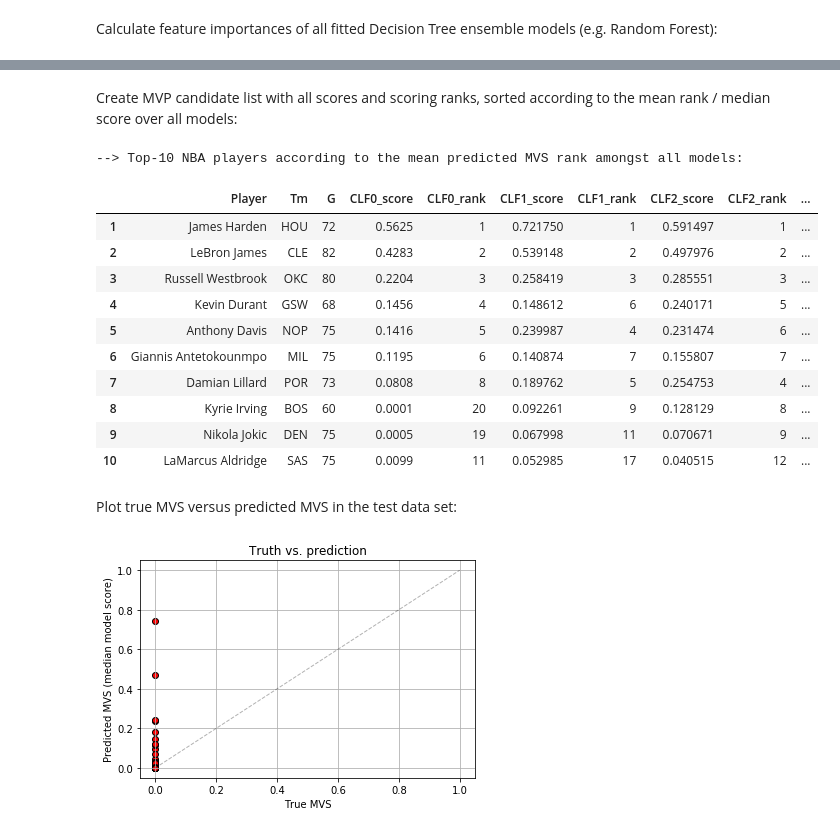
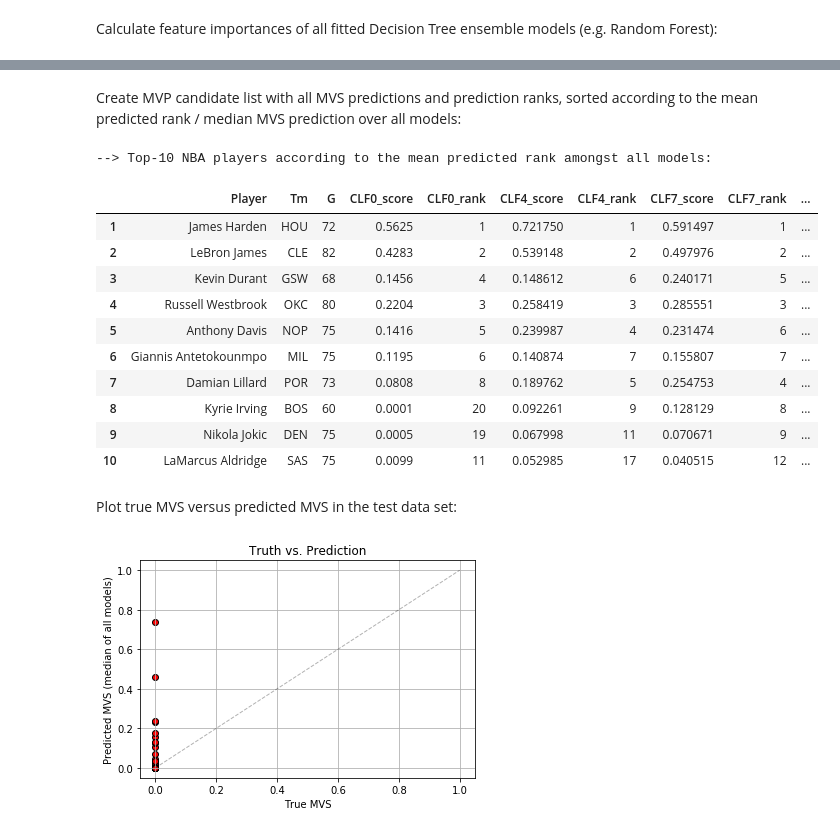
Before and after one commit to gmalim/NBA_analysis, a Jupyter notebook: NBA_MVP.ipynb, the cells around one changed output, grey strips where cells are left out. Cells and saved outputs as stored; diff of their text form; code cells hidden in the pictures.

```diff
--- a/NBA_MVP.ipynb
+++ b/NBA_MVP.ipynb
@@ -672,3 +675,5 @@ rejected_models = []
+# %%
+rejected_models = [1,2,3,5,6,8,9]
 # %% [markdown]
 ## Model training and predictions
 
@@ -719,7 +761,7 @@ for model in models:
 # %% [markdown]
 Calculate feature importances of all fitted Decision Tree ensemble models (e.g. Random Forest):
 # %%
-df_importances = pd.DataFrame(columns=modelnames, index=feature_names)
+df_importances = pd.DataFrame(columns=model_names, index=feature_names)
 
 for model in models:
 
@@ -841,5 +888,5 @@ for imodel, model in enumerate(models):
 # %% [markdown]
-Create MVP candidate list with all scores and scoring ranks, sorted according to the mean rank / median score over all models:
+Create MVP candidate list with all MVS predictions and prediction ranks, sorted according to the mean predicted rank / median MVS prediction over all models:
 # %%
 score_column_names = []
 rank_column_names  = []
@@ -860,26 +907,18 @@ all_column_names.extend(both_column_names)
 
 df_mvp = df_test.filter(all_column_names, axis=1)
 
-'''
-# Scale all score-ranks between 1 and n_players_test:
+# Calculate median predicted MVS and mean prediction rank of all non-rejected models:
 
-scaler = MinMaxScaler(feature_range=(1,n_players_test))
+df_test['Median predicted MVS'] = df_mvp[score_column_names].median(axis=1)
+df_test['Mean predicted rank' ]   = df_mvp[rank_column_names ].mean  (axis=1)
 
-df_mvp[rank_column_names] = scaler.fit_transform(df_mvp[rank_column_names])
-'''
-
-# Calculate median R2 score and mean scoring rank of all non-rejected models:
-
-df_test['Median model score'] = df_mvp[score_column_names].median(axis=1)
-df_test['Mean model rank' ]   = df_mvp[rank_column_names ].mean  (axis=1)
-
-df_mvp['Median model score'] = df_mvp[score_column_names].median(axis=1)
-df_mvp['Mean model rank' ]   = df_mvp[rank_column_names ].mean  (axis=1)
+df_mvp['Median predicted MVS'] = df_mvp[score_column_names].median(axis=1)
+df_mvp['Mean predicted rank' ]   = df_mvp[rank_column_names ].mean  (axis=1)
 
 df_mvp['MVS'] = df_test['MVS']
 
-#df_mvp = df_mvp.sort_values('Median model score', ascending=False)
-df_mvp = df_mvp.sort_values('Mean model rank',  ascending=True)
+#df_mvp = df_mvp.sort_values('Median predicted MVS', ascending=False)
+df_mvp = df_mvp.sort_values('Mean predicted rank',  ascending=True)
 
 df_mvp = df_mvp.reset_index(drop=True)
 
@@ -887,18 +926,18 @@ df_mvp.index = np.arange(1, len(df_mvp) + 1)
 
 print_limit = 10
 
-print("--> Top-{} NBA players according to the mean predicted MVS rank amongst all models:".format(print_limit))
-#print("--> Top-{} NBA players according to the median predicted MVS score amongst all models:".format(print_limit))
+print("--> Top-{} NBA players according to the mean predicted rank amongst all models:".format(print_limit))
+#print("--> Top-{} NBA players according to the median predicted MVS amongst all models:".format(print_limit))
 print("")
 
 display(HTML(df_mvp[:print_limit].to_html()))
 # %% [output]
---> Top-10 NBA players according to the mean predicted MVS rank amongst all models:
+--> Top-10 NBA players according to the mean predicted rank amongst all models:
-|  | Player | Tm | G | CLF0_score | CLF0_rank | CLF1_score | CLF1_rank | CLF2_score | CLF2_rank | ... |
+|  | Player | Tm | G | CLF0_score | CLF0_rank | CLF4_score | CLF4_rank | CLF7_score | CLF7_rank | ... |
 | 1 | James Harden | HOU | 72 | 0.5625 | 1 | 0.721750 | 1 | 0.591497 | 1 | ... |
 | 2 | LeBron James | CLE | 82 | 0.4283 | 2 | 0.539148 | 2 | 0.497976 | 2 | ... |
-| 3 | Russell Westbrook | OKC | 80 | 0.2204 | 3 | 0.258419 | 3 | 0.285551 | 3 | ... |
-| 4 | Kevin Durant | GSW | 68 | 0.1456 | 4 | 0.148612 | 6 | 0.240171 | 5 | ... |
+| 3 | Kevin Durant | GSW | 68 | 0.1456 | 4 | 0.148612 | 6 | 0.240171 | 5 | ... |
+| 4 | Russell Westbrook | OKC | 80 | 0.2204 | 3 | 0.258419 | 3 | 0.285551 | 3 | ... |
 | 5 | Anthony Davis | NOP | 75 | 0.1416 | 5 | 0.239987 | 4 | 0.231474 | 6 | ... |
 | 6 | Giannis Antetokounmpo | MIL | 75 | 0.1195 | 6 | 0.140874 | 7 | 0.155807 | 7 | ... |
 | 7 | Damian Lillard | POR | 73 | 0.0808 | 8 | 0.189762 | 5 | 0.254753 | 4 | ... |
@@ -908,16 +947,16 @@ display(HTML(df_mvp[:print_limit].to_html()))
 # %% [markdown]
 Plot true MVS versus predicted MVS in the test data set:
 # %%
-plt.title("Truth vs. prediction")
+plt.title("Truth vs. Prediction")
 plt.xlabel('True MVS')
-plt.ylabel('Predicted MVS (median model score)')
+plt.ylabel('Predicted MVS (median of all models)')
 plt.xlim(-0.05, 1.05)
 plt.ylim(-0.05, 1.05)
 plt.grid(True)
 plt.plot([0, 1], [0, 1], linestyle='--', lw=1, color='black', alpha=.3)
-plt.scatter(df_test['MVS'], df_test['Median model score'], color='r', edgecolor='k');
+plt.scatter(df_test['MVS'], df_test['Median predicted MVS'], color='r', edgecolor='k');
 # %% [output]
-[figure, old version]
+[figure, new version]
 # %%
 end = time.time()
 
```
Also changed, not shown: parts of 17 cells of this notebook, 1 other file.
